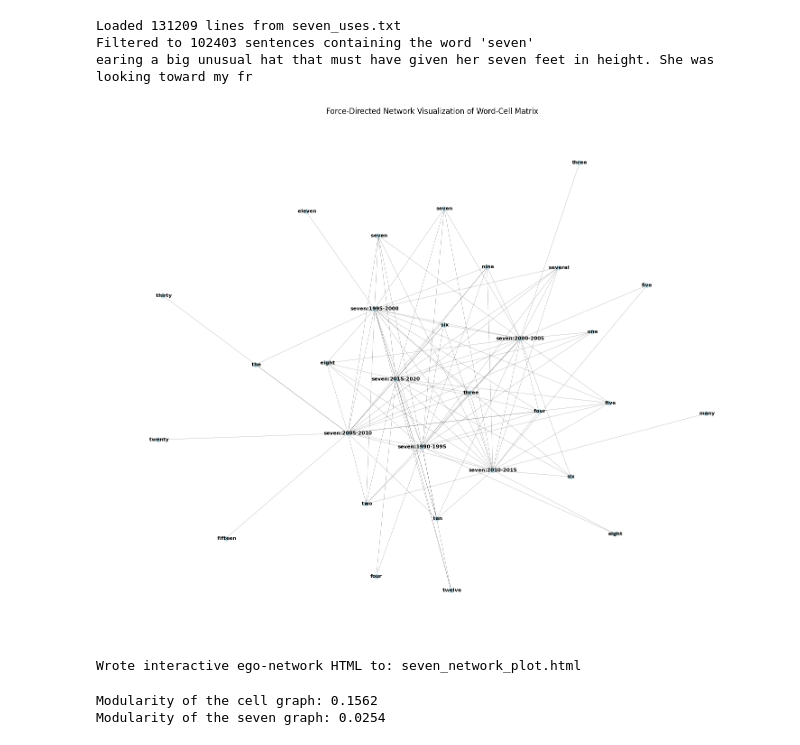
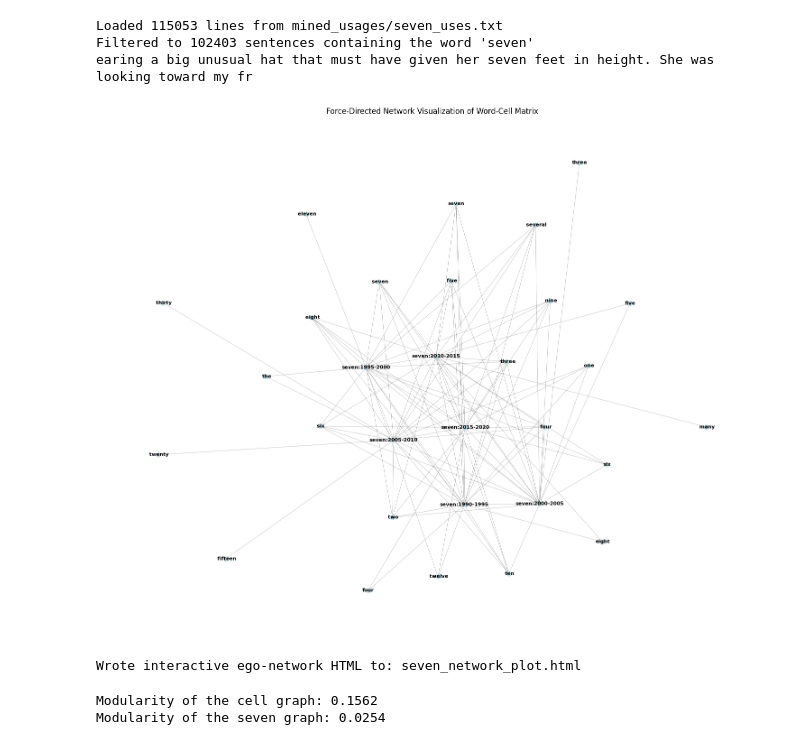
Before and after one commit to bstadt/tlm-1-release, a Jupyter notebook: eda/paradigmic.ipynb, the cells around one changed output. Cells and saved outputs as stored; diff of their text form; code cells hidden in the pictures.

```diff
--- a/eda/paradigmic.ipynb
+++ b/eda/paradigmic.ipynb
@@ -721,11 +721,11 @@ il. The naked dead, all in [MASK_NOLOSS] the jail cell. They said nothing. But t
 Wrote interactive ego-network HTML to: cell_network_plot.html
 # %%
-seven_G, seven_pos, seven_matrix = paradigmic_change('seven', 'seven_uses.txt', model, tokenizer, subset_size=300)
+seven_G, seven_pos, seven_matrix = paradigmic_change('seven', 'mined_usages/seven_uses.txt', model, tokenizer, subset_size=300)
 # %% [output]
-Loaded 131209 lines from seven_uses.txt
+Loaded 115053 lines from mined_usages/seven_uses.txt
 Filtered to 102403 sentences containing the word 'seven'
 earing a big unusual hat that must have given her seven feet in height. She was looking toward my fr
-[figure, old version]
+[figure, new version]
 Wrote interactive ego-network HTML to: seven_network_plot.html
 # %%
 import networkx as nx
```
Also changed, not shown: parts of 2 cells of this notebook, 6 other files.
